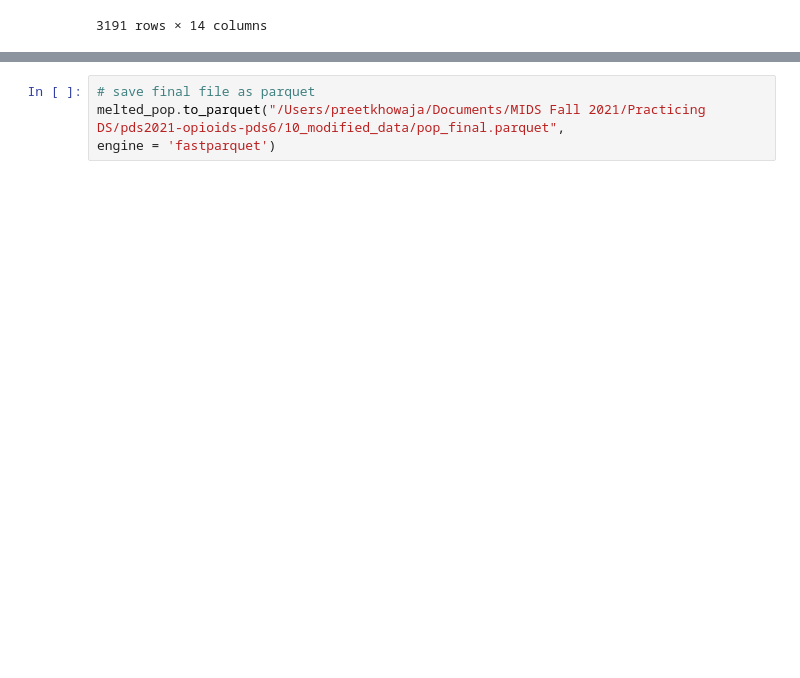
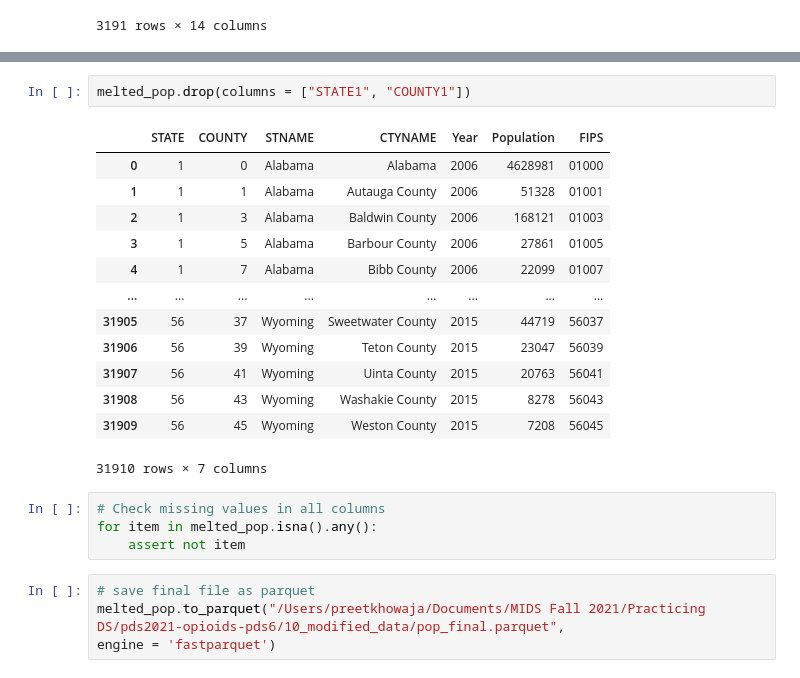
Before and after one commit to ShiningYang0207/opioid-control-policy, a Jupyter notebook: 20_modeling/clean_pop.ipynb, the cells around one changed output, grey strips where cells are left out. Drawn from its saved outputs; the diff is of its cells as text; blank space fills up the shorter version.

```diff
--- a/20_modeling/clean_pop.ipynb
+++ b/20_modeling/clean_pop.ipynb
@@ -118,3 +151,23 @@ melted_pop.sample(14)
+# %%
+melted_pop.drop(columns = ["STATE1", "COUNTY1"])
+# %% [output]
+|  | STATE | COUNTY | STNAME | CTYNAME | Year | Population | FIPS |
+| 0 | 1 | 0 | Alabama | Alabama | 2006 | 4628981 | 01000 |
+| 1 | 1 | 1 | Alabama | Autauga County | 2006 | 51328 | 01001 |
+| 2 | 1 | 3 | Alabama | Baldwin County | 2006 | 168121 | 01003 |
+| 3 | 1 | 5 | Alabama | Barbour County | 2006 | 27861 | 01005 |
+| 4 | 1 | 7 | Alabama | Bibb County | 2006 | 22099 | 01007 |
+| ... | ... | ... | ... | ... | ... | ... | ... |
+| 31905 | 56 | 37 | Wyoming | Sweetwater County | 2015 | 44719 | 56037 |
+| 31906 | 56 | 39 | Wyoming | Teton County | 2015 | 23047 | 56039 |
+| 31907 | 56 | 41 | Wyoming | Uinta County | 2015 | 20763 | 56041 |
+| 31908 | 56 | 43 | Wyoming | Washakie County | 2015 | 8278 | 56043 |
+| 31909 | 56 | 45 | Wyoming | Weston County | 2015 | 7208 | 56045 |
+31910 rows × 7 columns
+# %%
+# Check missing values in all columns
+for item in melted_pop.isna().any():
+    assert not item
 # %%
 # save final file as parquet
 melted_pop.to_parquet("/Users/preetkhowaja/Documents/MIDS Fall 2021/Practicing DS/pds2021-opioids-pds6/10_modified_data/pop_final.parquet",
```
Also changed, not shown: parts of 3 cells of this notebook, 1 other file.
